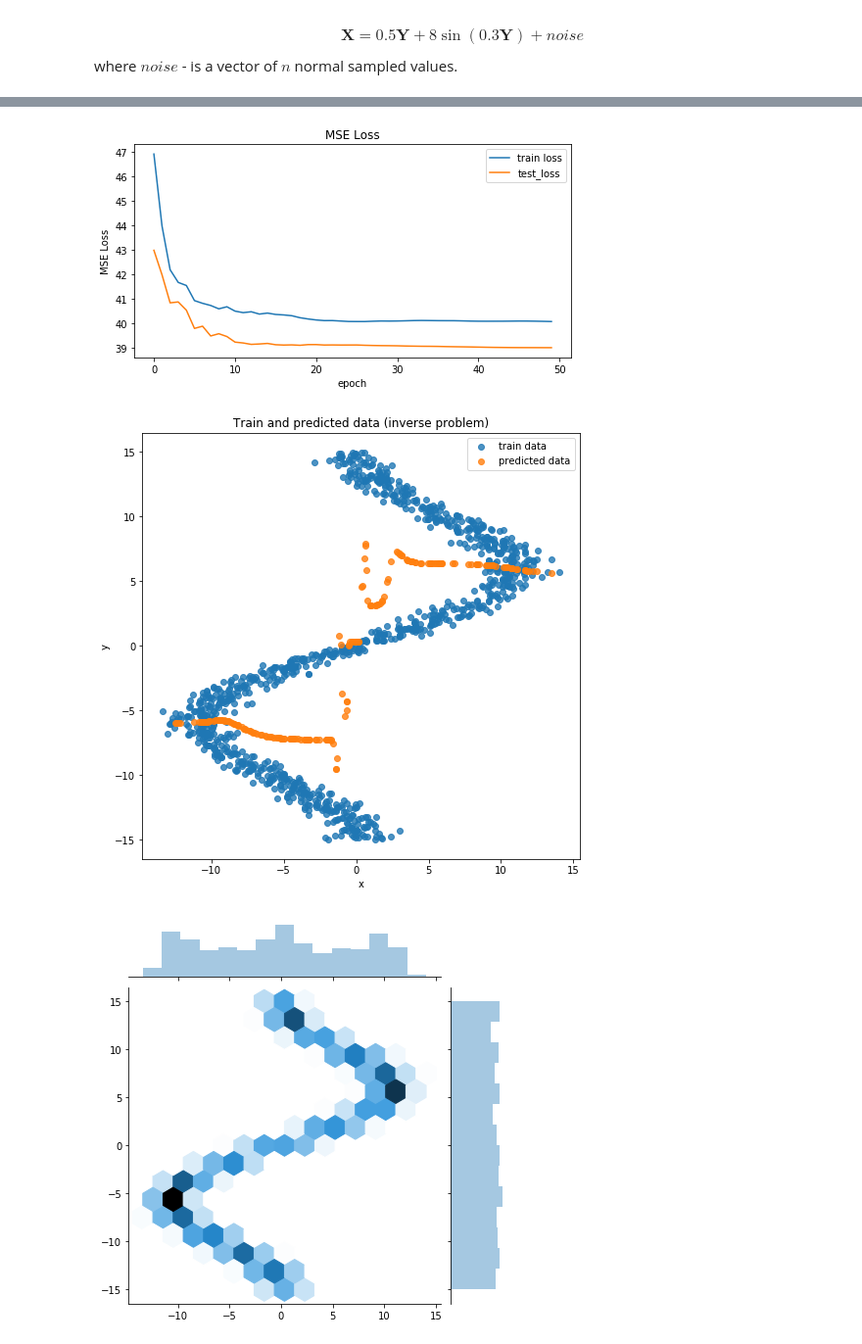
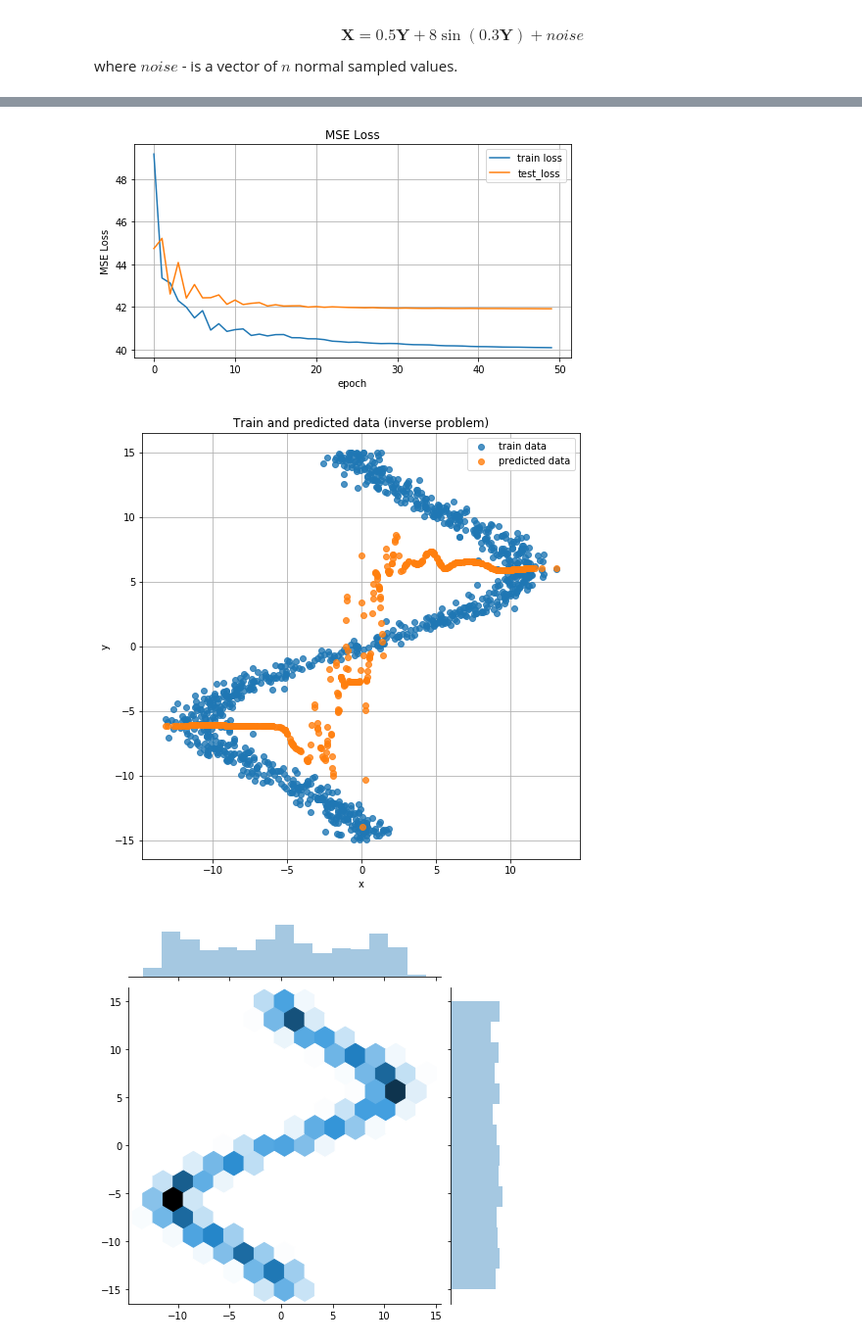
Before and after one commit to moonl1ght/MDN, a Jupyter notebook: MDN.ipynb, the cells around one changed output, grey strips where cells are left out. Shown at 98% size. Drawn from its saved outputs; the diff is of its cells as text; code cells hidden in the pictures.

```diff
--- a/MDN.ipynb
+++ b/MDN.ipynb
@@ -155,20 +163,24 @@ ax = sns.lineplot(np.arange(len(inv_test_losses[:50])), inv_test_losses[:50])
 ax.set(xlabel='epoch', ylabel='MSE Loss')
 plt.legend(['train loss', 'test_loss'])
 plt.title('MSE Loss')
+plt.grid()
+ax.set_axisbelow(True)
 plt.show()
 # %% [output]
-[figure, old version]
+[figure, new version]
 # %%
 out = net(Variable(torch.from_numpy(x_test_inv)))
 fig = plt.figure(figsize=(8, 8))
 ax = sns.regplot(x_test_inv[:1000], y_test_inv[:1000], fit_reg=False)
-ax = sns.regplot(x_test_inv[:200], out.data.numpy()[:200], fit_reg=False)
+ax = sns.regplot(x_test_inv[:500], out.data.numpy()[:500], fit_reg=False)
 ax.set(xlabel='x', ylabel='y')
 plt.title('Train and predicted data (inverse problem)')
 plt.legend(['train data', 'predicted data'])
+plt.grid()
+ax.set_axisbelow(True)
 plt.show()
 # %% [output]
-[figure, old version]
+[figure, new version]
 # %%
 sns.jointplot(x_test_inv, y_test_inv, kind="hex")
 plt.show()
```
Also changed, not shown: parts of 27 cells of this notebook.
